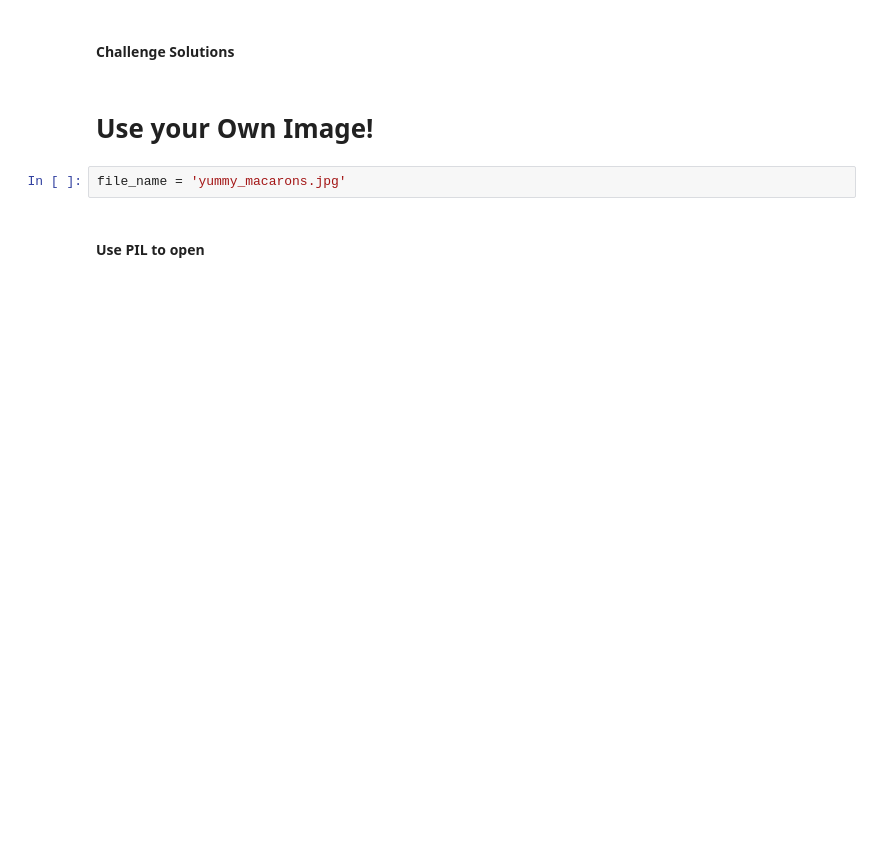
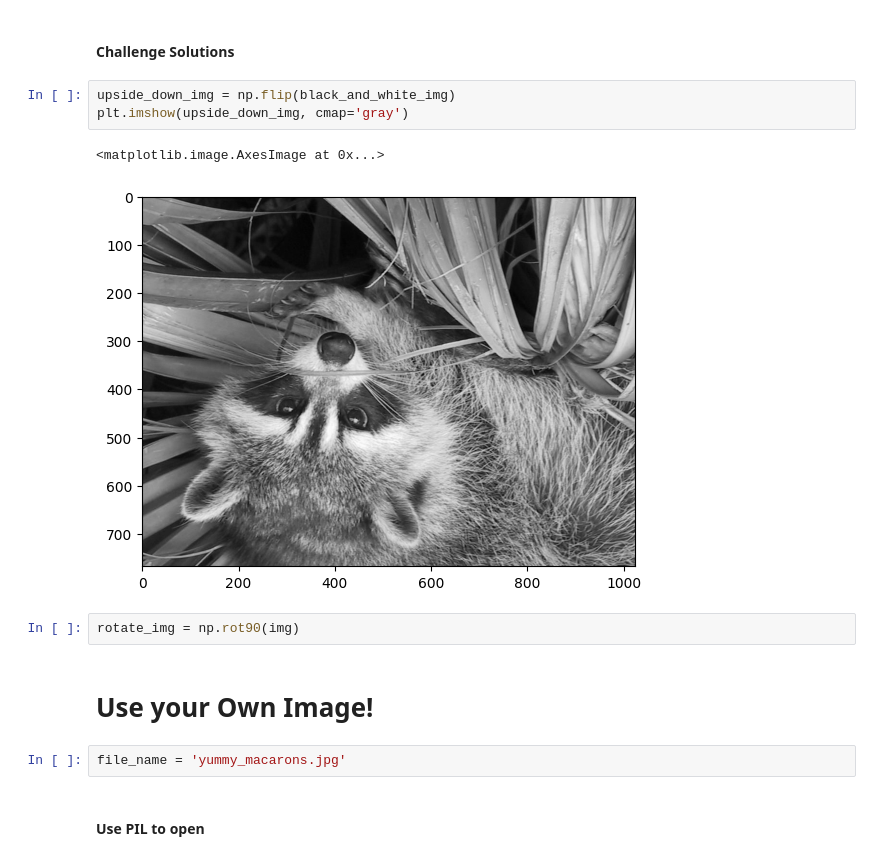
Before and after one commit to myDelevop/band-name-generator, a Jupyter notebook: udemy/day_77/Computation_with_NumPy_and_N_Dimensional_Arrays_(start).ipynb, the cells around one changed output. Drawn from its saved outputs; the diff is of its cells as text; blank space fills up the shorter version.

```diff
--- a/udemy/day_77/Computation_with_NumPy_and_N_Dimensional_Arrays_(start).ipynb
+++ b/udemy/day_77/Computation_with_NumPy_and_N_Dimensional_Arrays_(start).ipynb
@@ -328,6 +351,14 @@ grey_vals = np.array([0.2126, 0.7152, 0.0722])
 <img src=https://i.imgur.com/cfFbuex.png>
 # %% [markdown]
 #### Challenge Solutions
+# %%
+upside_down_img = np.flip(black_and_white_img)
+plt.imshow(upside_down_img, cmap='gray')
+# %% [output]
+<matplotlib.image.AxesImage at 0x...>
+[figure, added]
+# %%
+rotate_img = np.rot90(img)
 # %% [markdown]
 # Use your Own Image!
 # %%
```
Also changed, not shown: parts of 13 cells of this notebook.
